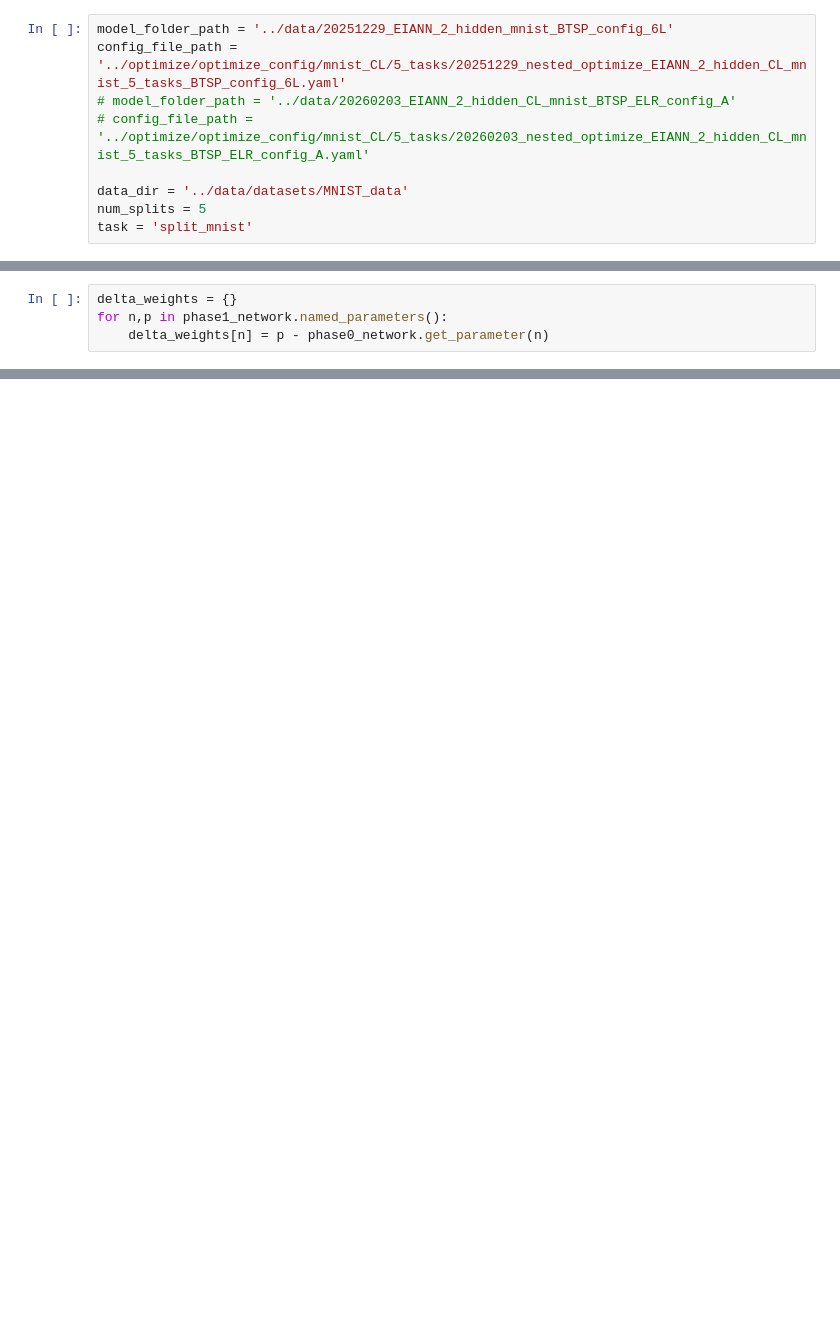
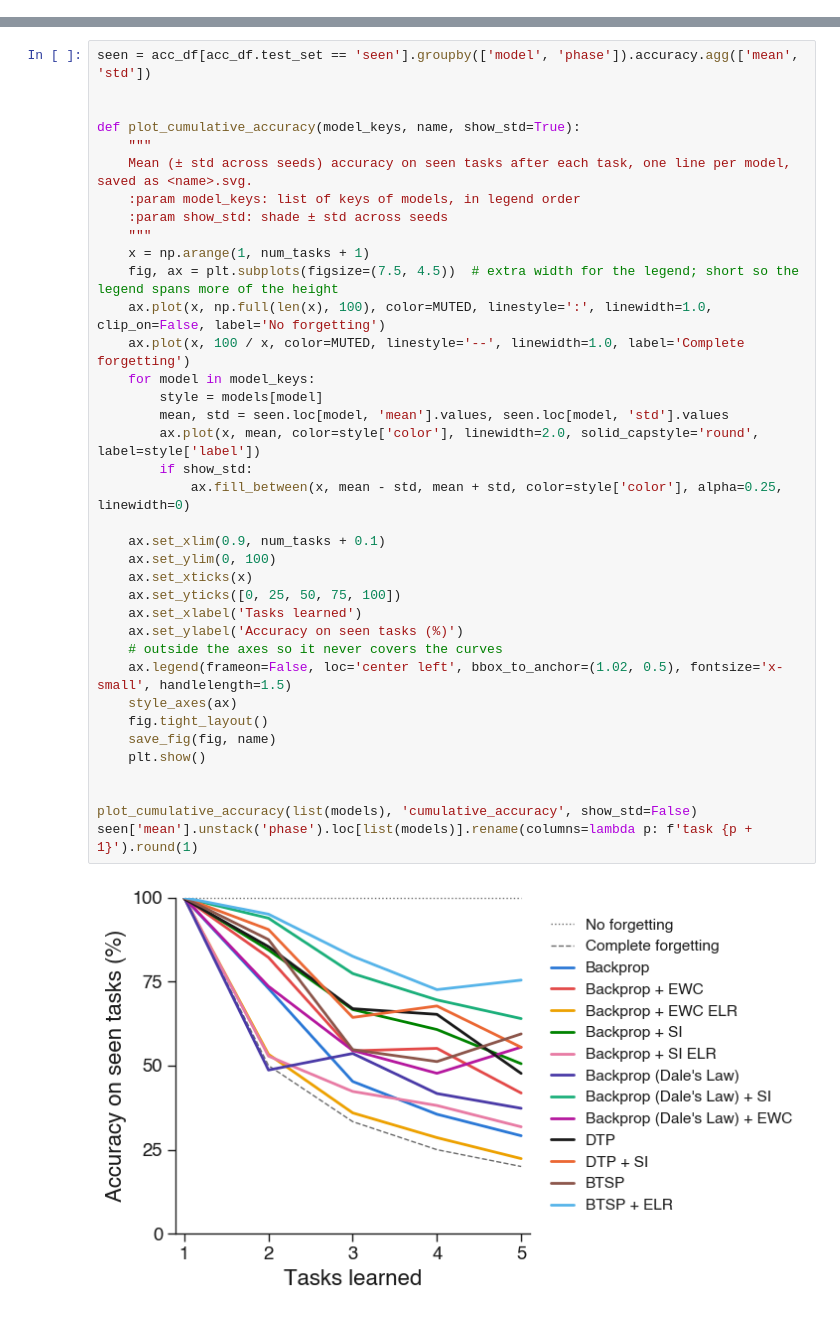
Before and after one commit to Milstein-Lab/EIANN, a Jupyter notebook: EIANN/scripts/get_cl_metrics.ipynb, the cells around one changed output, grey strips where cells are left out. Saved outputs shown, nothing was run; the diff lists cells and outputs as text; blank space fills up the shorter version.

```diff
--- a/EIANN/scripts/get_cl_metrics.ipynb
+++ b/EIANN/scripts/get_cl_metrics.ipynb
@@ -83,9 +0,0 @@ def get_split_mnist_dataset(data_dir, num_splits):
-# %%
-model_folder_path = '../data/20251229_EIANN_2_hidden_mnist_BTSP_config_6L'
-config_file_path = '../optimize/optimize_config/mnist_CL/5_tasks/20251229_nested_optimize_EIANN_2_hidden_CL_mnist_5_tasks_BTSP_config_6L.yaml'
-# model_folder_path = '../data/20260203_EIANN_2_hidden_CL_mnist_BTSP_ELR_config_A'
-# config_file_path = '../optimize/optimize_config/mnist_CL/5_tasks/20260203_nested_optimize_EIANN_2_hidden_CL_mnist_5_tasks_BTSP_ELR_config_A.yaml'
-
-data_dir = '../data/datasets/MNIST_data'
-num_splits = 5
-task = 'split_mnist'
@@ -313,4 +0,0 @@ RuntimeError: element 0 of tensors does not require grad and does not have a gra
-# %%
-delta_weights = {}
-for n,p in phase1_network.named_parameters():
-    delta_weights[n] = p - phase0_network.get_parameter(n)
@@ -332,0 +159,39 @@ plt.show()
+# %%
+seen = acc_df[acc_df.test_set == 'seen'].groupby(['model', 'phase']).accuracy.agg(['mean', 'std'])
+
+
+def plot_cumulative_accuracy(model_keys, name, show_std=True):
+    """
+    Mean (± std across seeds) accuracy on seen tasks after each task, one line per model, saved as <name>.svg.
+    :param model_keys: list of keys of models, in legend order
+    :param show_std: shade ± std across seeds
+    """
+    x = np.arange(1, num_tasks + 1)
+    fig, ax = plt.subplots(figsize=(7.5, 4.5))  # extra width for the legend; short so the legend spans more of the height
+    ax.plot(x, np.full(len(x), 100), color=MUTED, linestyle=':', linewidth=1.0, clip_on=False, label='No forgetting')
+    ax.plot(x, 100 / x, color=MUTED, linestyle='--', linewidth=1.0, label='Complete forgetting')
+    for model in model_keys:
+        style = models[model]
+        mean, std = seen.loc[model, 'mean'].values, seen.loc[model, 'std'].values
+        ax.plot(x, mean, color=style['color'], linewidth=2.0, solid_capstyle='round', label=style['label'])
+        if show_std:
+            ax.fill_between(x, mean - std, mean + std, color=style['color'], alpha=0.25, linewidth=0)
+
+    ax.set_xlim(0.9, num_tasks + 0.1)
+    ax.set_ylim(0, 100)
+    ax.set_xticks(x)
+    ax.set_yticks([0, 25, 50, 75, 100])
+    ax.set_xlabel('Tasks learned')
+    ax.set_ylabel('Accuracy on seen tasks (%)')
+    # outside the axes so it never covers the curves
+    ax.legend(frameon=False, loc='center left', bbox_to_anchor=(1.02, 0.5), fontsize='x-small', handlelength=1.5)
+    style_axes(ax)
+    fig.tight_layout()
+    save_fig(fig, name)
+    plt.show()
+
+
+plot_cumulative_accuracy(list(models), 'cumulative_accuracy', show_std=False)
+seen['mean'].unstack('phase').loc[list(models)].rename(columns=lambda p: f'task {p + 1}').round(1)
+# %% [output]
+[figure, added]
```
Also changed, not shown: parts of 43 cells of this notebook, 29 other files.
